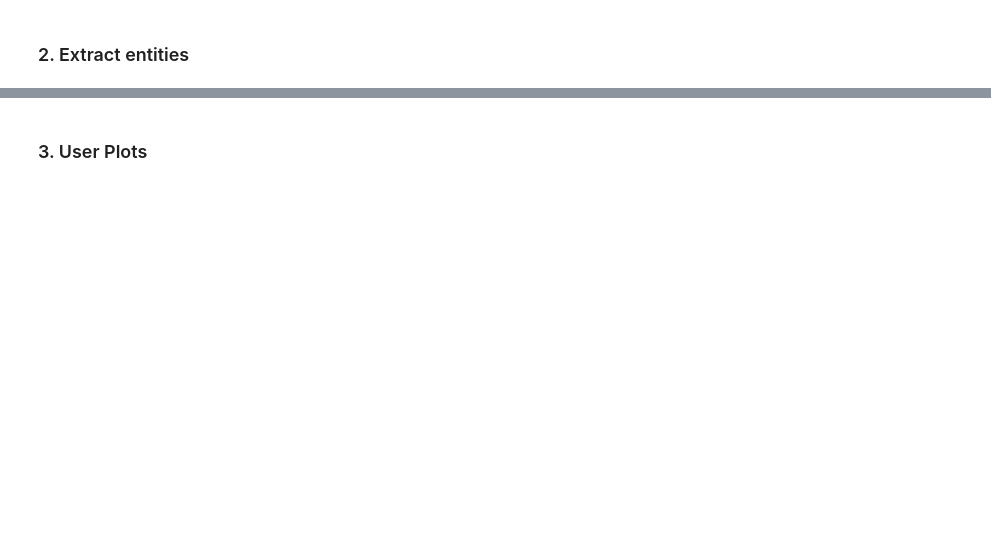
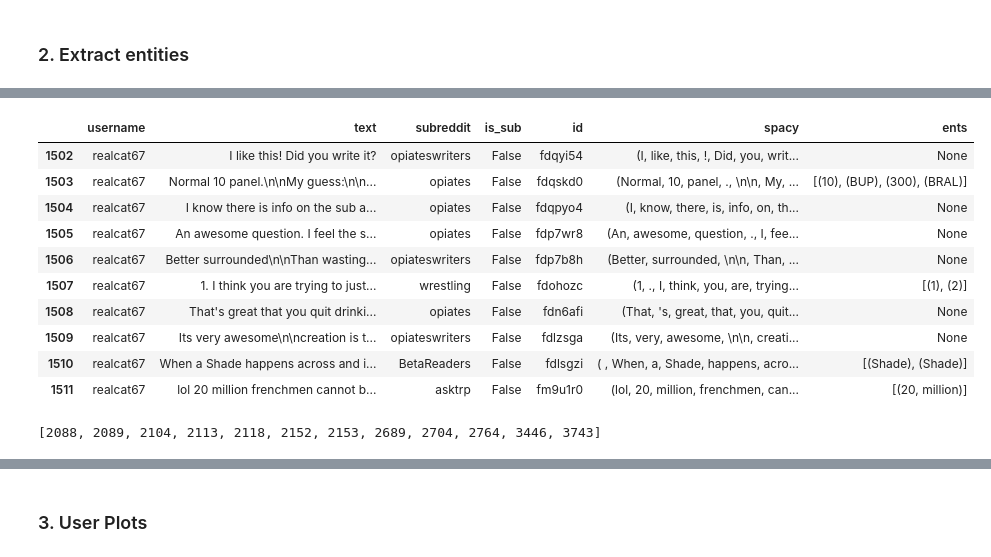
Before and after one commit to akilby/drug_pricing, a Jupyter notebook: explore.ipynb, the cells around one changed output, grey strips where cells are left out. Cells and saved outputs as stored; diff of their text form; code cells hidden in the pictures; blank space fills up the shorter version.

```diff
--- a/explore.ipynb
+++ b/explore.ipynb
@@ -58,9 +55,13 @@ def user_posts(praw: Reddit,
     print("On user:", user)
     if filt_mods and praw.redditor(user).is_mod:
         return None
+    """
     author = praw.redditor(user)
     subs = list(author.submissions.top(limit=None))
     comms = list(author.comments.top(limit=None))
+    """
+    subs = list(psaw.search_submissions(author=user))
+    comms = list(psaw.search_comments(author=user))
     username = [user] * (len(subs) + len(comms))
     text = [s.selftext for s in subs] + [c.body for c in comms]
     subr = [s.subreddit for s in subs] + [c.subreddit for c in comms]
@@ -176,2 +167,16 @@ users_df.head(100)
+# %%
+users_df.tail(10)
+# %% [output]
+|  | username | text | subreddit | is_sub | id | spacy | ents |
+| 1502 | realcat67 | I like this! Did you write it? | opiateswriters | False | fdqyi54 | (I, like, this, !, Did, you, writ... | None |
+| 1503 | realcat67 | Normal 10 panel.\n\nMy guess:\n\n... | opiates | False | fdqskd0 | (Normal, 10, panel, ., \n\n, My, ... | [(10), (BUP), (300), (BRAL)] |
+| 1504 | realcat67 | I know there is info on the sub a... | opiates | False | fdqpyo4 | (I, know, there, is, info, on, th... | None |
+| 1505 | realcat67 | An awesome question. I feel the s... | opiates | False | fdp7wr8 | (An, awesome, question, ., I, fee... | None |
+| 1506 | realcat67 | Better surrounded\n\nThan wasting... | opiateswriters | False | fdp7b8h | (Better, surrounded, \n\n, Than, ... | None |
+| 1507 | realcat67 | 1. I think you are trying to just... | wrestling | False | fdohozc | (1, ., I, think, you, are, trying... | [(1), (2)] |
+| 1508 | realcat67 | That's great that you quit drinki... | opiates | False | fdn6afi | (That, 's, great, that, you, quit... | None |
+| 1509 | realcat67 | Its very awesome\n\ncreation is t... | opiateswriters | False | fdlzsga | (Its, very, awesome, \n\n, creati... | None |
+| 1510 | realcat67 | When a Shade happens across and i... | BetaReaders | False | fdlsgzi | ( , When, a, Shade, happens, acro... | [(Shade), (Shade)] |
+| 1511 | realcat67 | lol 20 million frenchmen cannot b... | asktrp | False | fm9u1r0 | (lol, 20, million, frenchmen, can... | [(20, million)] |
 # %%
 users_df["ents"] = map(-> list(_.ents) if len(_.ents) > 0 else None, users_df["spacy"].tolist()) |> list
@@ -178 +184,5 @@ users_df["ents"] = map(-> list(_.ents) if len(_.ents) > 0 else None, users_df["s
 ents_df = users_df.dropna()
+# %%
+[i for i, ents in enumerate(ents_df["ents"].tolist()) if "atlanta" in [str(e).lower() for e in ents]]
+# %% [output]
+[2088, 2089, 2104, 2113, 2118, 2152, 2153, 2689, 2704, 2764, 3446, 3743]
```
Also changed, not shown: parts of 24 cells of this notebook, 12 other files.
